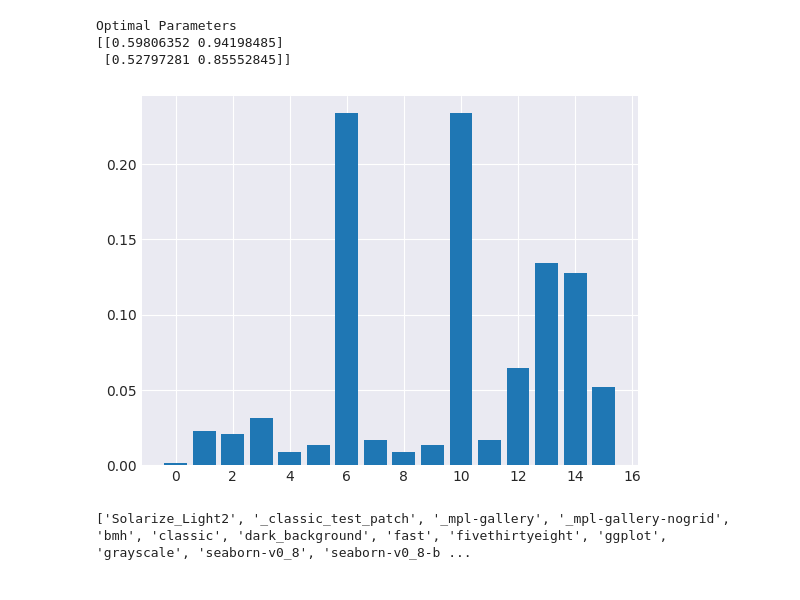
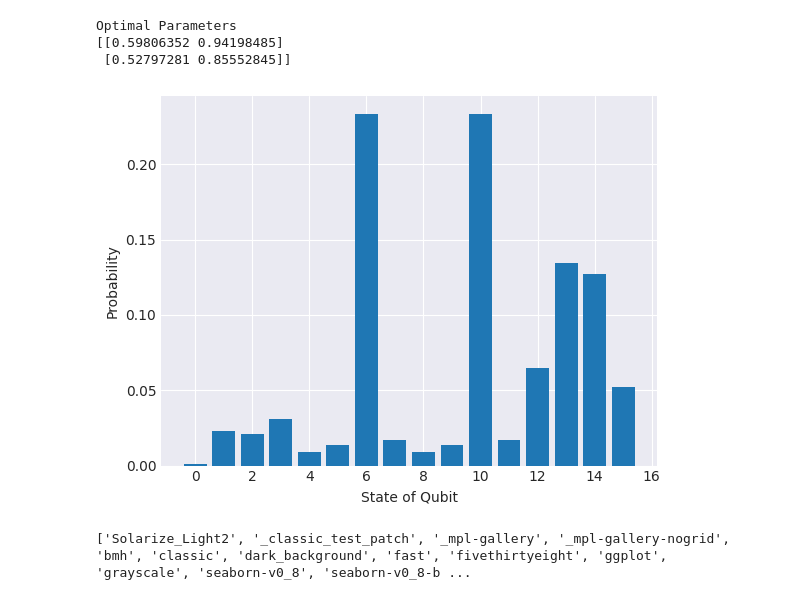
Before and after one commit to Han1105/bachelor_thesis_code_backup, a Jupyter notebook: pennylane/minimum_vertex_QAOA.ipynb, the cells around one changed output. Cells and saved outputs as stored; diff of their text form; code cells hidden in the pictures.

```diff
--- a/pennylane/minimum_vertex_QAOA.ipynb
+++ b/pennylane/minimum_vertex_QAOA.ipynb
@@ -69,10 +117,12 @@ probs = probability_circuit(params[0], params[1])
 # %%
 import matplotlib.pyplot as plt
 plt.style.use("seaborn-v0_8-darkgrid")
 plt.bar(range(2 ** len(wires)), probs)
+plt.xlabel("State of Qubit")
+plt.ylabel("Probability")
 plt.show()
 # %% [output]
-[figure, old version]
+[figure, new version]
 # %%
 import matplotlib.pyplot as plt
 print(plt.style.available)
```
Also changed, not shown: parts of 8 cells of this notebook, 5 other files.
